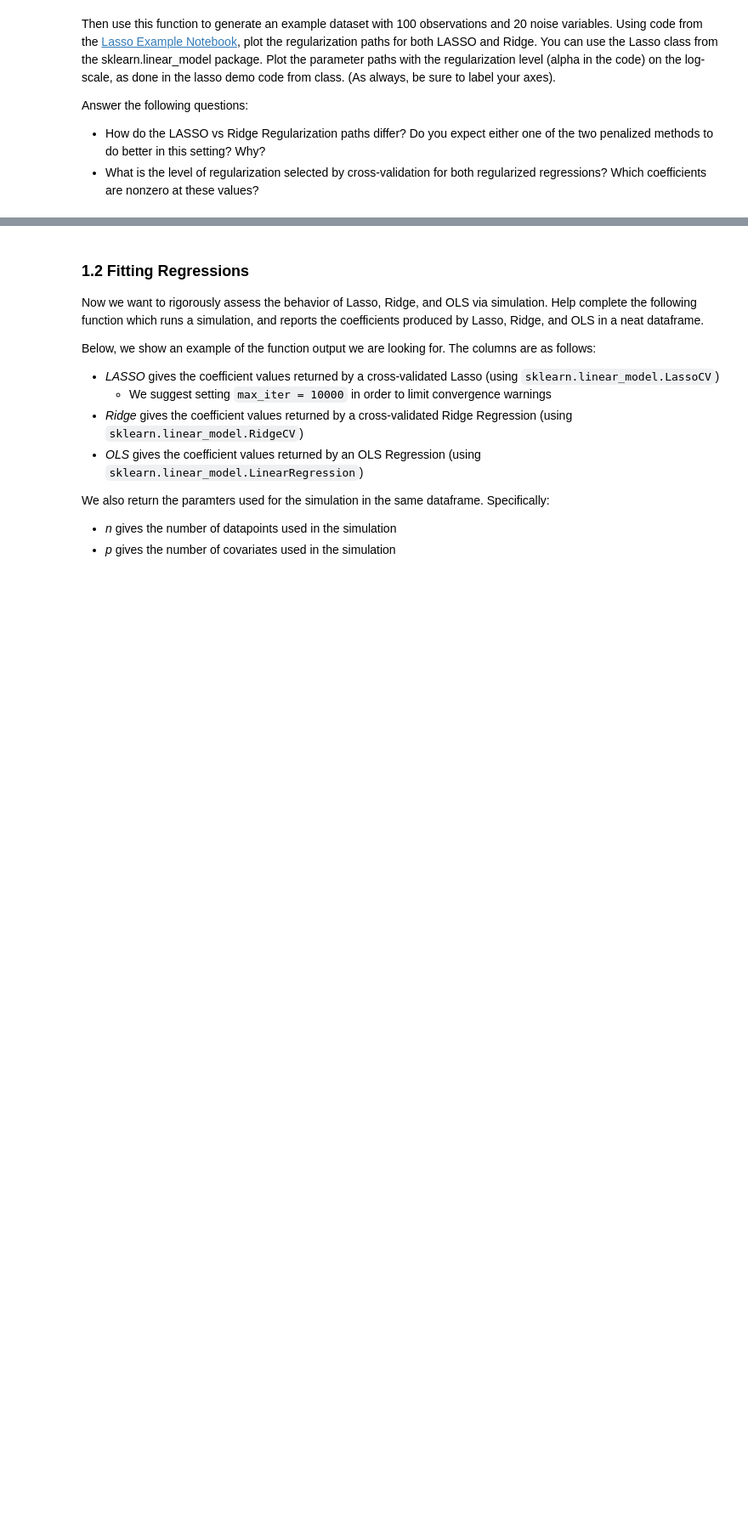
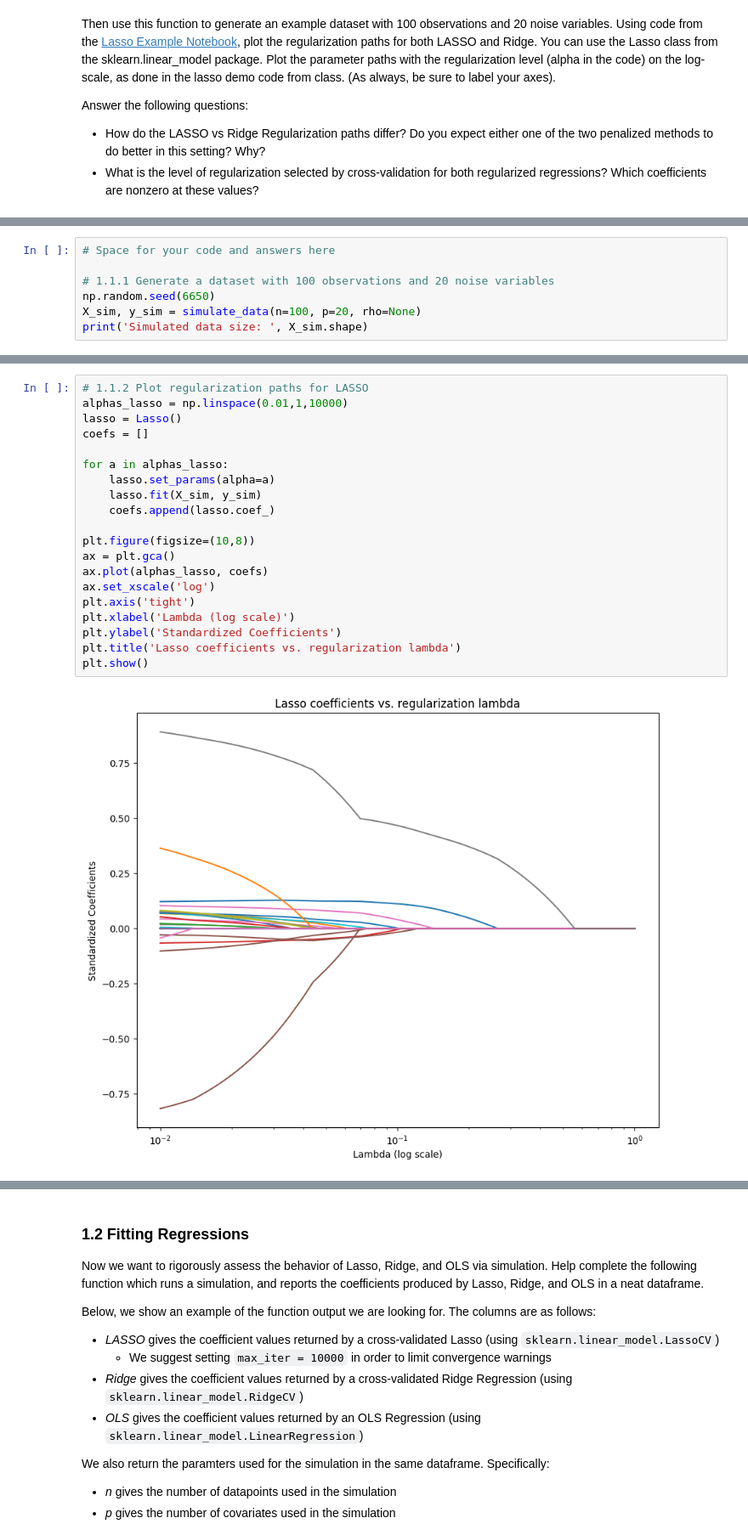
Before and after one commit to felicia9820/sds6650_intermediate_machine_learning, a Jupyter notebook: assignments/assn1/assn1_wv.ipynb, the cells around one changed output, grey strips where cells are left out. Shown at 85% size. Cells and saved outputs as stored; diff of their text form; blank space fills up the shorter version.

```diff
--- a/assignments/assn1/assn1_wv.ipynb
+++ b/assignments/assn1/assn1_wv.ipynb
@@ -121,0 +139,7 @@ Answer the following questions:
+# %%
+# Space for your code and answers here
+
+# 1.1.1 Generate a dataset with 100 observations and 20 noise variables
+np.random.seed(6650)
+X_sim, y_sim = simulate_data(n=100, p=20, rho=None)
+print('Simulated data size: ', X_sim.shape)
@@ -121,0 +158,22 @@ Answer the following questions:
+# %%
+# 1.1.2 Plot regularization paths for LASSO
+alphas_lasso = np.linspace(0.01,1,10000)
+lasso = Lasso()
+coefs = []
+
+for a in alphas_lasso:
+    lasso.set_params(alpha=a)
+    lasso.fit(X_sim, y_sim)
+    coefs.append(lasso.coef_)
+
+plt.figure(figsize=(10,8))
+ax = plt.gca()
+ax.plot(alphas_lasso, coefs)
+ax.set_xscale('log')
+plt.axis('tight')
+plt.xlabel('Lambda (log scale)')
+plt.ylabel('Standardized Coefficients')
+plt.title('Lasso coefficients vs. regularization lambda')
+plt.show()
+# %% [output]
+[figure, added]
```
Also changed, not shown: parts of 7 cells of this notebook.
